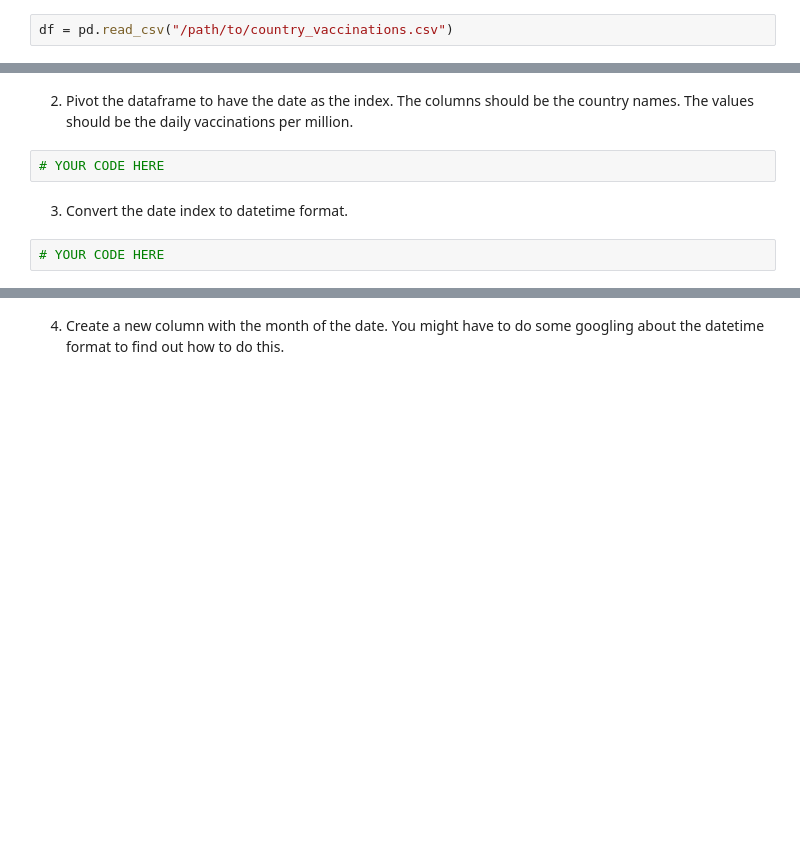
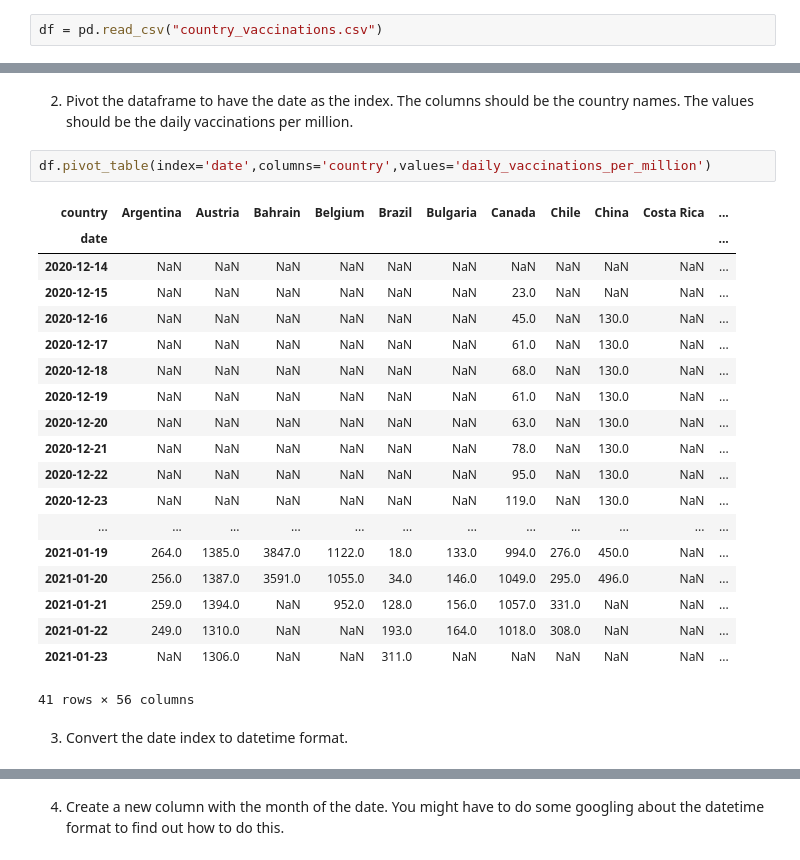
Before and after one commit to fenyx-it-academy/Class7-DataManipulation-Module-Week19, a Jupyter notebook: assignment3.ipynb, the cells around one changed output, grey strips where cells are left out. Drawn from its saved outputs; the diff is of its cells as text; blank space fills up the shorter version.

```diff
--- a/assignment3.ipynb
+++ b/assignment3.ipynb
@@ -15,6 +15,6 @@ import numpy as np
 # %% [markdown]
 Download the `country_vaccinations.csv` file from the following [kaggle page](https://www.kaggle.com/datasets/gpreda/covid-world-vaccination-progress). We load it in in the following cell, make sure to set the correct path. The rest of the assignment you will be using this dataframe!
 # %%
-df = pd.read_csv("/path/to/country_vaccinations.csv")
+df = pd.read_csv("country_vaccinations.csv")
 # %% [markdown]
 1. Print some statistics of the dataframe, like the column names and the stats per column, to get a feel for the data.
@@ -23,8 +62,26 @@ df = pd.read_csv("/path/to/country_vaccinations.csv")
 # %% [markdown]
 2. Pivot the dataframe to have the date as the index. The columns should be the country names. The values should be the daily vaccinations per million.
-# %%
-# YOUR CODE HERE
+# %%
+df.pivot_table(index='date',columns='country',values='daily_vaccinations_per_million')
+# %% [output]
+| country | Argentina | Austria | Bahrain | Belgium | Brazil | Bulgaria | Canada | Chile | China | Costa Rica | ... |
+| date |  |  |  |  |  |  |  |  |  |  | ... |
+| 2020-12-14 | NaN | NaN | NaN | NaN | NaN | NaN | NaN | NaN | NaN | NaN | ... |
+| 2020-12-15 | NaN | NaN | NaN | NaN | NaN | NaN | 23.0 | NaN | NaN | NaN | ... |
+| 2020-12-16 | NaN | NaN | NaN | NaN | NaN | NaN | 45.0 | NaN | 130.0 | NaN | ... |
+| 2020-12-17 | NaN | NaN | NaN | NaN | NaN | NaN | 61.0 | NaN | 130.0 | NaN | ... |
+| 2020-12-18 | NaN | NaN | NaN | NaN | NaN | NaN | 68.0 | NaN | 130.0 | NaN | ... |
+| 2020-12-19 | NaN | NaN | NaN | NaN | NaN | NaN | 61.0 | NaN | 130.0 | NaN | ... |
+| 2020-12-20 | NaN | NaN | NaN | NaN | NaN | NaN | 63.0 | NaN | 130.0 | NaN | ... |
+| 2020-12-21 | NaN | NaN | NaN | NaN | NaN | NaN | 78.0 | NaN | 130.0 | NaN | ... |
+| 2020-12-22 | NaN | NaN | NaN | NaN | NaN | NaN | 95.0 | NaN | 130.0 | NaN | ... |
+| 2020-12-23 | NaN | NaN | NaN | NaN | NaN | NaN | 119.0 | NaN | 130.0 | NaN | ... |
+| ... | ... | ... | ... | ... | ... | ... | ... | ... | ... | ... | ... |
+| 2021-01-19 | 264.0 | 1385.0 | 3847.0 | 1122.0 | 18.0 | 133.0 | 994.0 | 276.0 | 450.0 | NaN | ... |
+| 2021-01-20 | 256.0 | 1387.0 | 3591.0 | 1055.0 | 34.0 | 146.0 | 1049.0 | 295.0 | 496.0 | NaN | ... |
+| 2021-01-21 | 259.0 | 1394.0 | NaN | 952.0 | 128.0 | 156.0 | 1057.0 | 331.0 | NaN | NaN | ... |
+| 2021-01-22 | 249.0 | 1310.0 | NaN | NaN | 193.0 | 164.0 | 1018.0 | 308.0 | NaN | NaN | ... |
+| 2021-01-23 | NaN | 1306.0 | NaN | NaN | 311.0 | NaN | NaN | NaN | NaN | NaN | ... |
+41 rows × 56 columns
 # %% [markdown]
 3. Convert the date index to datetime format.
-# %%
-# YOUR CODE HERE
```
Also changed, not shown: parts of 12 cells of this notebook, 1 other file.
